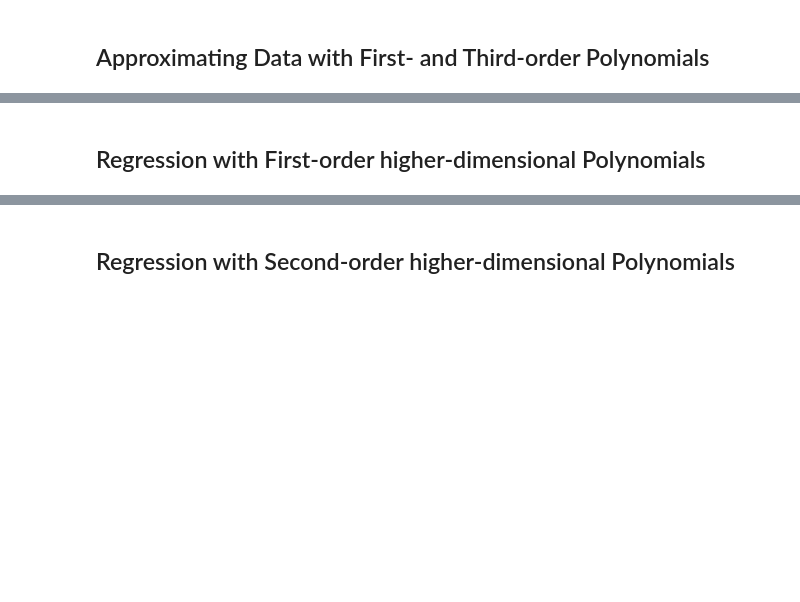
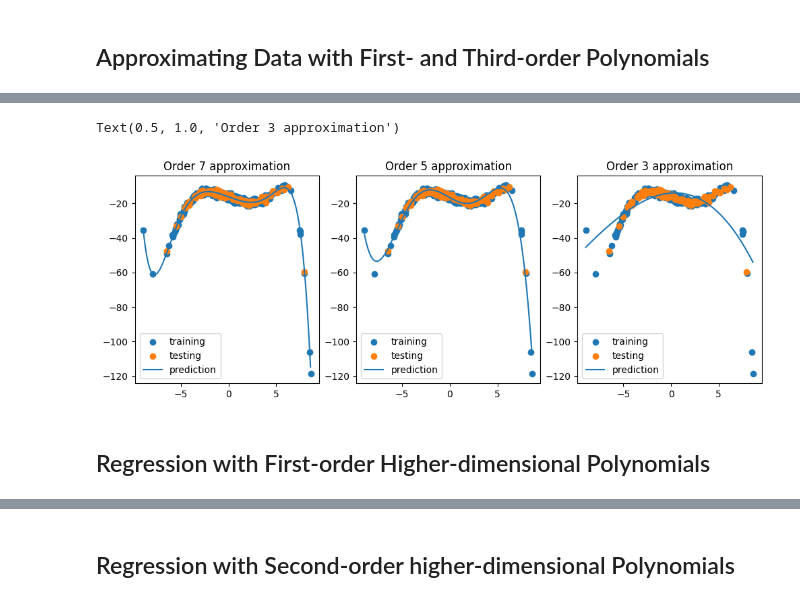
Before and after one commit to ss7886/MLPractice, a Jupyter notebook: examples/linear_regression_polynomial.ipynb, the cells around one changed output, grey strips where cells are left out. Saved outputs shown, nothing was run; the diff lists cells and outputs as text; code cells hidden in the pictures; blank space fills up the shorter version.

```diff
--- a/examples/linear_regression_polynomial.ipynb
+++ b/examples/linear_regression_polynomial.ipynb
@@ -96,0 +113,48 @@ avg cubic testing loss: 0.4460875225167938
+# %%
+order_7 = LinearRegression(order=7)
+order_5 = LinearRegression(order=5)
+order_3 = LinearRegression(order=3)
+
+plt_x = np.arange(min(min(train_x), min(test_x)), max(max(train_x), max(test_x)), 0.05)
+
+order_7_theta, order_7_train_loss = order_7.train(train_x, train_y)
+plt_order_7 = order_7.predict(plt_x, order_7_theta)
+_, order_7_test_loss = order_7.predict(test_x, order_7_theta, test_y)
+
+order_5_theta, order_5_train_loss = order_5.train(train_x, train_y)
+plt_order_5 = order_5.predict(plt_x, order_5_theta)
+_, order_5_test_loss = order_5.predict(test_x, order_5_theta, test_y)
+
+order_3_theta, order_3_train_loss = order_3.train(train_x, train_y)
+plt_order_3 = order_3.predict(plt_x, order_3_theta)
+_, order_3_test_loss = order_3.predict(test_x, order_3_theta, test_y)
+
+print(f"order 7 training loss: {order_7_train_loss / len(train_x)}")
+print(f"order 7 testing loss: {order_7_test_loss / len(test_x)}")
+
+print(f"order 5 training loss: {order_5_train_loss / len(train_x)}")
+print(f"order 5 testing loss: {order_5_test_loss / len(test_x)}")
+
+print(f"order 3 training loss: {order_3_train_loss / len(train_x)}")
+print(f"order 3 testing loss: {order_3_test_loss / len(test_x)}")
+
+fig, ax = plt.subplots(ncols=3, figsize=(12, 4))
+
+ax[0].scatter(train_x, train_y, label="training")
+ax[0].scatter(test_x, test_y, label="testing")
+ax[0].plot(plt_x, plt_order_7, label="prediction")
+ax[0].legend()
+ax[0].set_title("Order 7 approximation")
+
+ax[1].scatter(train_x, train_y, label="training")
+ax[1].scatter(test_x, test_y, label="testing")
+ax[1].plot(plt_x, plt_order_5, label="prediction")
+ax[1].legend()
+ax[1].set_title("Order 5 approximation")
+
+ax[2].scatter(train_x, train_y, label="training")
+ax[2].scatter(test_x, test_y, label="testing")
+ax[2].plot(plt_x, plt_order_3, label="prediction")
+ax[2].legend()
+ax[2].set_title("Order 3 approximation")
+# %% [output]
@@ -97,5 +167,7 @@ avg cubic testing loss: 0.4460875225167938
+Text(0.5, 1.0, 'Order 3 approximation')
+[figure, added]
 # %% [markdown]
-## Regression with First-order higher-dimensional Polynomials
+## Regression with First-order Higher-dimensional Polynomials
 # %%
 higher_dimensional = Polynomial(order=1, dim=100)
 train_x, train_y = higher_dimensional.generate(4000)
```
Also changed, not shown: parts of 8 cells of this notebook.
